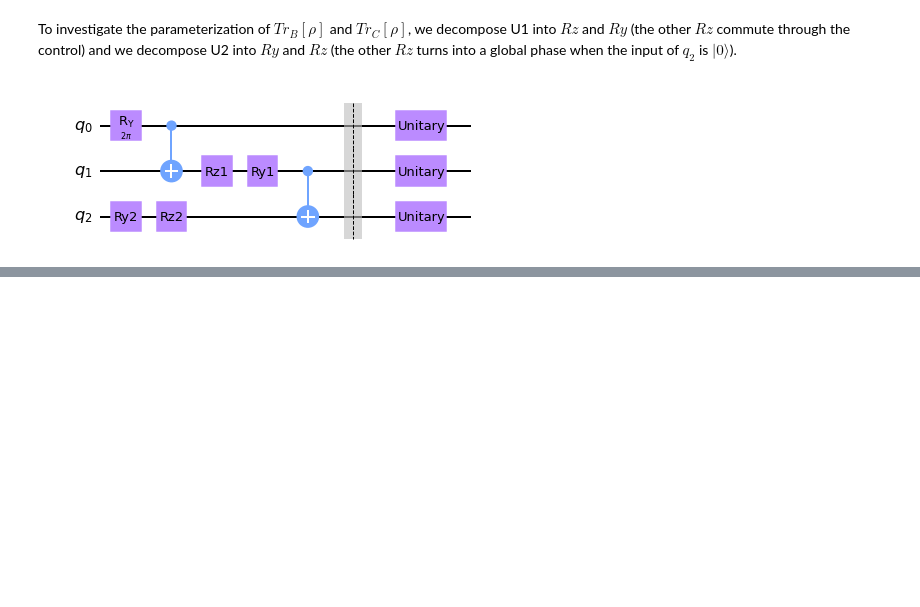
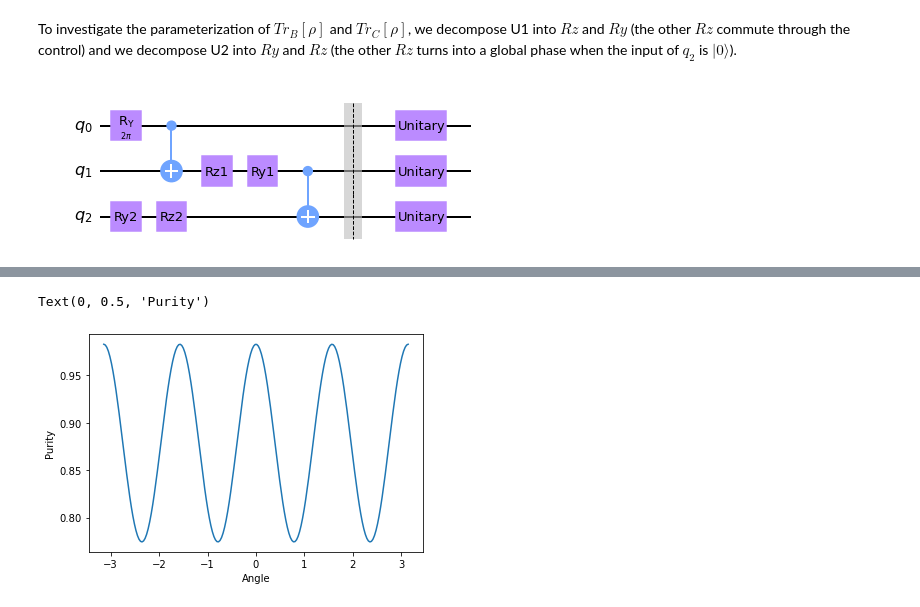
Before and after one commit to mpham26uchicago/QOSF_Mentorship, a Jupyter notebook: Density Matrix.ipynb, the cells around one changed output, grey strips where cells are left out. Drawn from its saved outputs; the diff is of its cells as text; code cells hidden in the pictures; blank space fills up the shorter version.

```diff
--- a/Density Matrix.ipynb
+++ b/Density Matrix.ipynb
@@ -297,0 +276,37 @@ Text(0, 0.5, 'Purity')
+# %%
+mu_list = []
+
+np.random.seed(0)
+
+theta0, theta1, theta2, epsilon1, epsilon2 = np.random.uniform(0, 2*np.pi, 5)
+
+for epsilon2 in np.linspace(-np.pi, np.pi, 200):
+
+    circ = QuantumCircuit(3)
+    circ.ry(2*theta0, 0)
+    circ.cx(0, 1)
+
+    circ.rz(2*epsilon1, 1) # Rz1
+    circ.ry(2*theta1, 1) # Ry1
+
+    circ.ry(2*theta2, 2) # Ry2
+    circ.rz(2*epsilon2, 2) # Rz2
+
+    circ.cx(1, 2)
+
+    rho = DensityMatrix(circ.reverse_bits()).data
+    traced_qubit = 2
+
+    dm = one_qubit_partial_trace(rho, traced_qubit)
+
+    mu = dm.purity()
+
+    mu_list.append(mu)
+
+plt.plot(np.linspace(-np.pi, np.pi, 200), mu_list)
+
+plt.xlabel('Angle')
+plt.ylabel('Purity')
+# %% [output]
+Text(0, 0.5, 'Purity')
+[figure, added]
```
Also changed, not shown: parts of 37 cells of this notebook.
